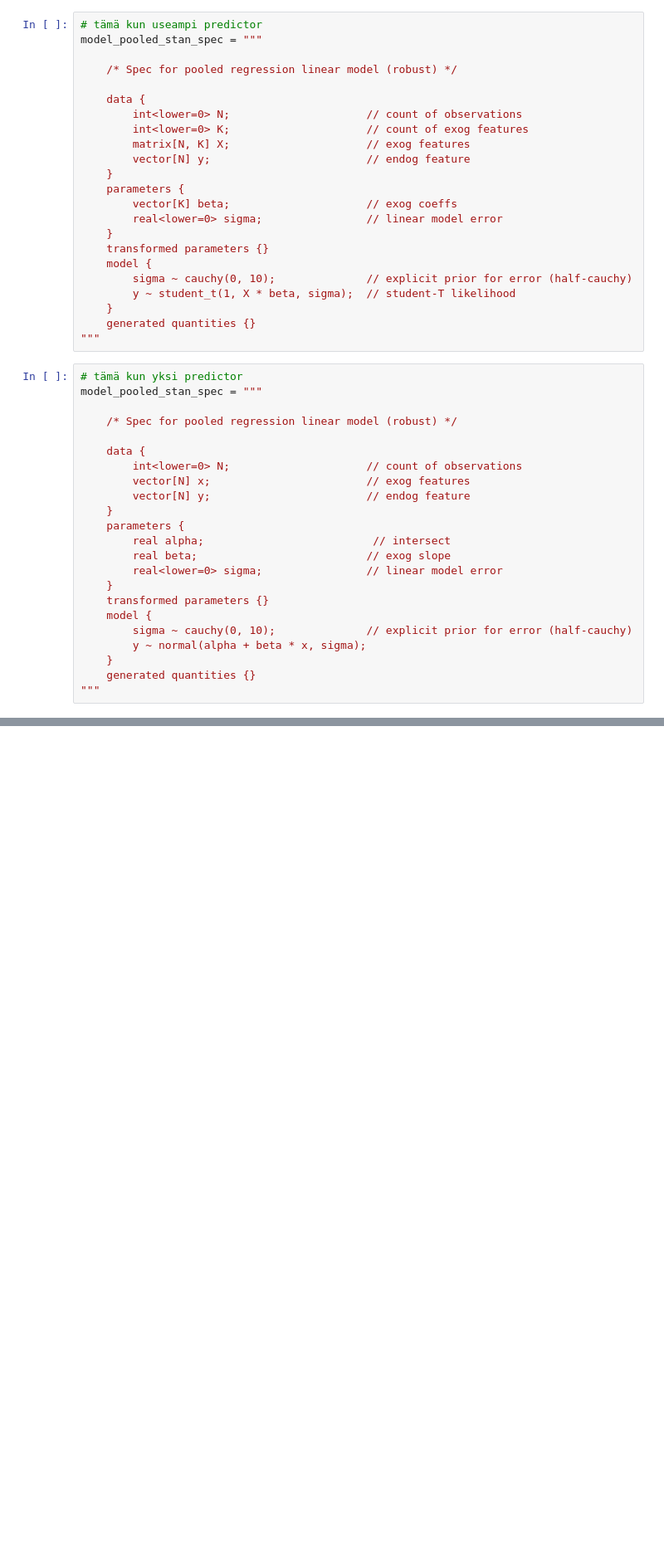
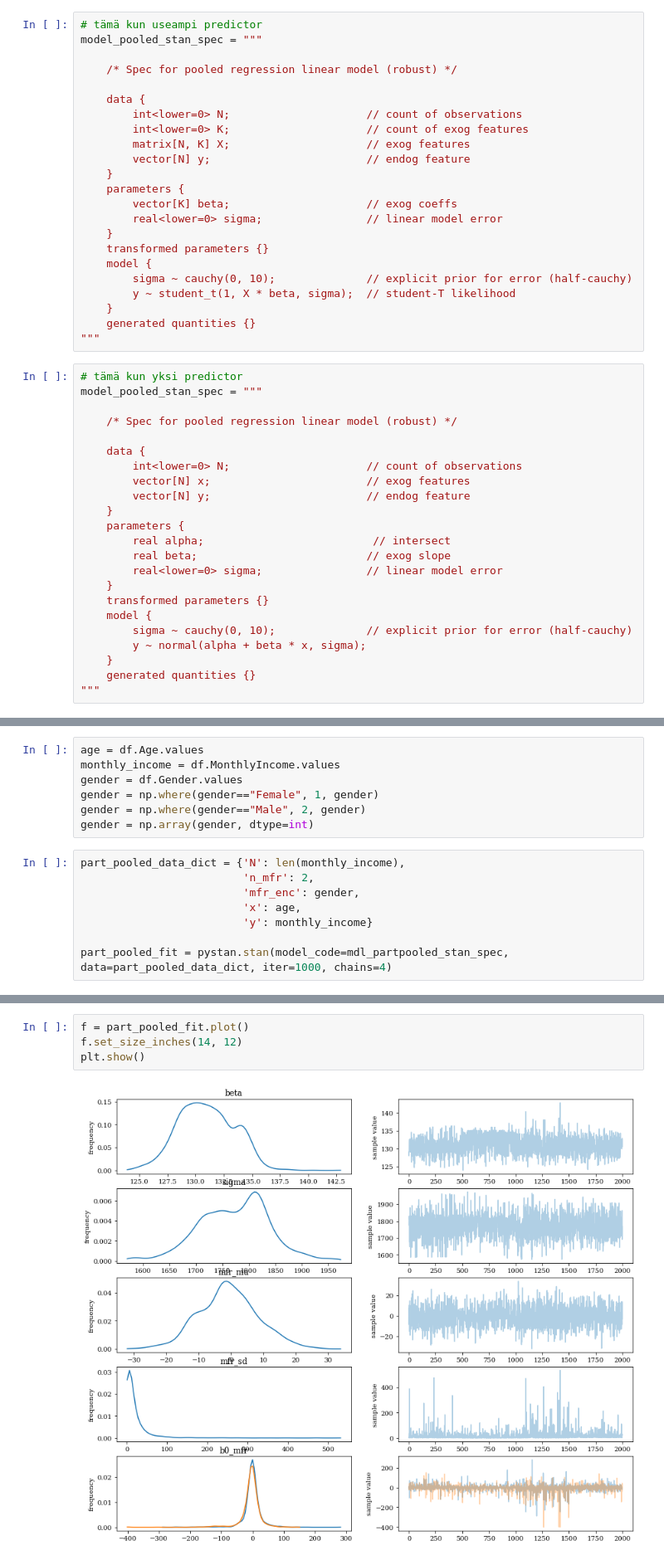
Before and after one commit to alesalloum/BDA-project2019, a Jupyter notebook: BDA_main_notebook.ipynb, the cells around one changed output, grey strips where cells are left out. Shown: that part at 83% size. Saved outputs shown, nothing was run; the diff lists cells and outputs as text; blank space fills up the shorter version.

```diff
--- a/BDA_main_notebook.ipynb
+++ b/BDA_main_notebook.ipynb
@@ -104,0 +255,15 @@ DistutilsPlatformError: Unable to find vcvarsall.bat
+# %%
+age = df.Age.values
+monthly_income = df.MonthlyIncome.values
+gender = df.Gender.values
+gender = np.where(gender=="Female", 1, gender)
+gender = np.where(gender=="Male", 2, gender)
+gender = np.array(gender, dtype=int)
+# %%
+part_pooled_data_dict = {'N': len(monthly_income),
+                         'n_mfr': 2,
+                         'mfr_enc': gender,
+                         'x': age,
+                         'y': monthly_income}
+
+part_pooled_fit = pystan.stan(model_code=mdl_partpooled_stan_spec, data=part_pooled_data_dict, iter=1000, chains=4)
@@ -104,0 +292,6 @@ DistutilsPlatformError: Unable to find vcvarsall.bat
+# %%
+f = part_pooled_fit.plot()
+f.set_size_inches(14, 12)
+plt.show()
+# %% [output]
+[figure, added]
```
Also changed, not shown: parts of 24 cells of this notebook.
